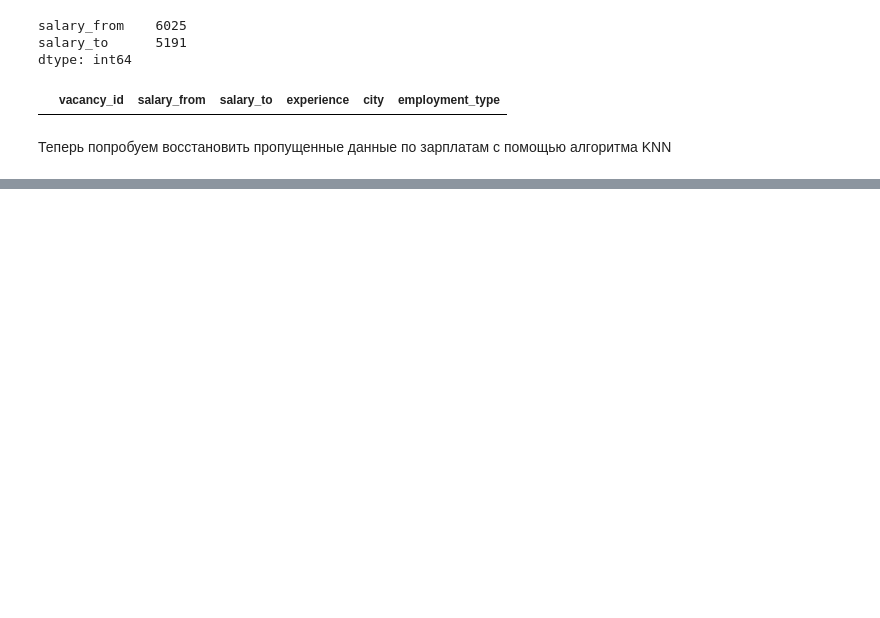
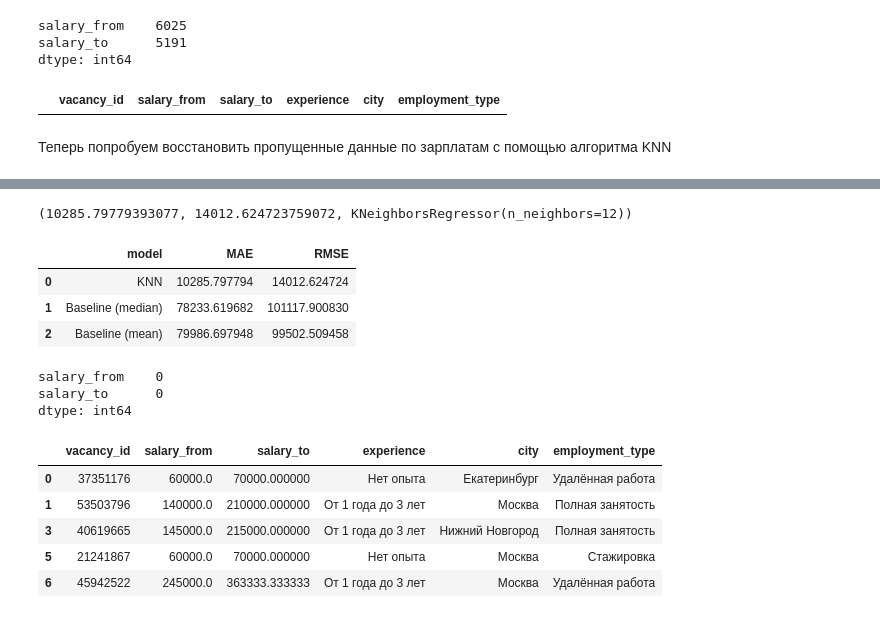
Before and after one commit to egor19lavysh/test-project-hh, a Jupyter notebook: main.ipynb, the cells around one changed output, grey strips where cells are left out. Saved outputs shown, nothing was run; the diff lists cells and outputs as text; code cells hidden in the pictures; blank space fills up the shorter version.

```diff
--- a/main.ipynb
+++ b/main.ipynb
@@ -129,0 +309,23 @@ scaler = StandardScaler()
+# %%
+best_mae = float('inf')
+best_rmse = float('inf')
+best_model = None
+
+for k in range(1, 21):
+    knn = KNeighborsRegressor(n_neighbors=k)
+
+    knn.fit(X_train_encoded, y_train)
+
+    prediction = knn.predict(X_test_encoded)
+
+    current_mae = mae(y_test, prediction)
+    current_rmse = mse(y_test, prediction) ** 0.5
+
+    if current_mae < best_mae:
+        best_mae = current_mae
+        best_rmse = current_rmse
+        best_model = knn
+# %%
+best_mae, best_rmse, best_model
+# %% [output]
+(10285.79779393077, 14012.624723759072, KNeighborsRegressor(n_neighbors=12))
@@ -129,0 +334,57 @@ scaler = StandardScaler()
+# %%
+baseline_median_value = y_train.median()
+baseline_mean_value = y_train.mean()
+
+baseline_median_prediction = np.full(len(y_test), baseline_median_value)
+baseline_mean_prediction = np.full(len(y_test), baseline_mean_value)
+
+comparison = pd.DataFrame({
+    'model': ['KNN', 'Baseline (median)', 'Baseline (mean)'],
+    'MAE': [
+        mae(y_test, best_prediction),
+        mae(y_test, baseline_median_prediction),
+        mae(y_test, baseline_mean_prediction)
+    ],
+    'RMSE': [
+            mse(y_test, best_prediction) ** 0.5,
+            mse(y_test, baseline_median_prediction) ** 0.5,
+            mse(y_test, baseline_mean_prediction) ** 0.5
+        ]
+    })
+
+comparison
+# %% [output]
+|  | model | MAE | RMSE |
+| 0 | KNN | 10285.797794 | 14012.624724 |
+| 1 | Baseline (median) | 78233.619682 | 101117.900830 |
+| 2 | Baseline (mean) | 79986.697948 | 99502.509458 |
+# %%
+missing_salary_to = df['salary_to'].isna()
+
+X_missing = df.loc[missing_salary_to, categorical_features + numeric_features]
+encoded_missing = encoder.transform(X_missing[categorical_features])
+scaled_missing = scaler.transform(X_missing[numeric_features])
+
+X_missing_encoded = pd.DataFrame(
+    np.hstack([scaled_missing, encoded_missing]),
+    columns=feature_names,
+    index=X_missing.index
+)
+
+predicted_salary_to = best_model.predict(X_missing_encoded).ravel()
+df.loc[missing_salary_to, 'salary_to'] = predicted_salary_to
+
+df[['salary_from', 'salary_to']].isna().sum()
+# %% [output]
+salary_from    0
+salary_to      0
+dtype: int64
+# %%
+df.head()
+# %% [output]
+|  | vacancy_id | salary_from | salary_to | experience | city | employment_type |
+| 0 | 37351176 | 60000.0 | 70000.000000 | Нет опыта | Екатеринбург | Удалённая работа |
+| 1 | 53503796 | 140000.0 | 210000.000000 | От 1 года до 3 лет | Москва | Полная занятость |
+| 3 | 40619665 | 145000.0 | 215000.000000 | От 1 года до 3 лет | Нижний Новгород | Полная занятость |
+| 5 | 21241867 | 60000.0 | 70000.000000 | Нет опыта | Москва | Стажировка |
+| 6 | 45942522 | 245000.0 | 363333.333333 | От 1 года до 3 лет | Москва | Удалённая работа |
```
Also changed, not shown: parts of 30 cells of this notebook, 2 other files.
